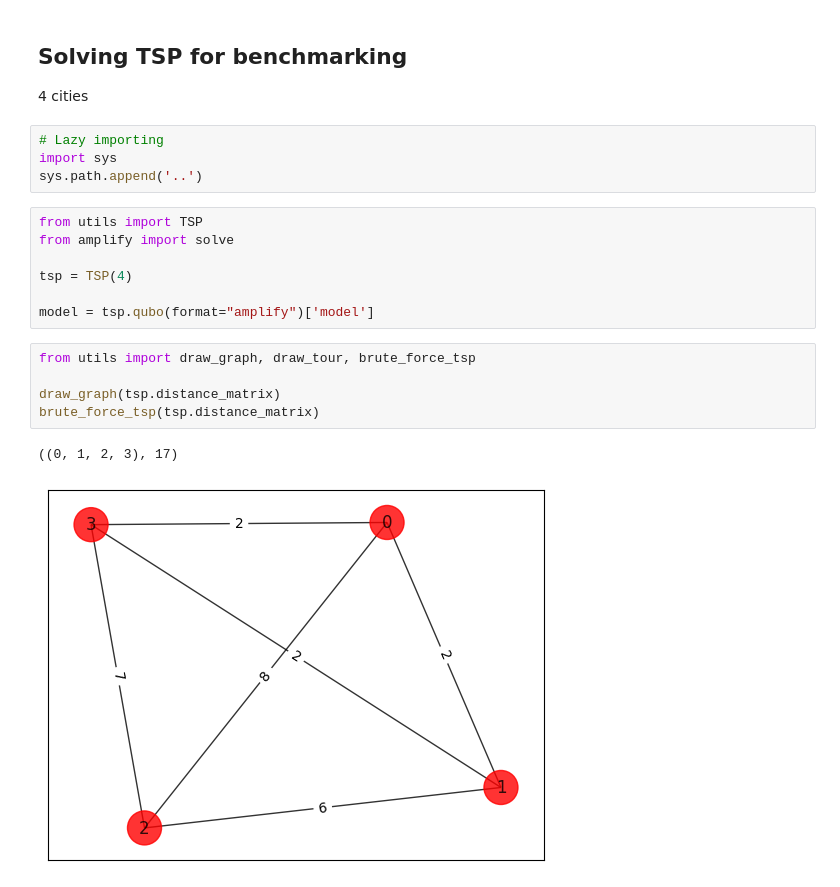
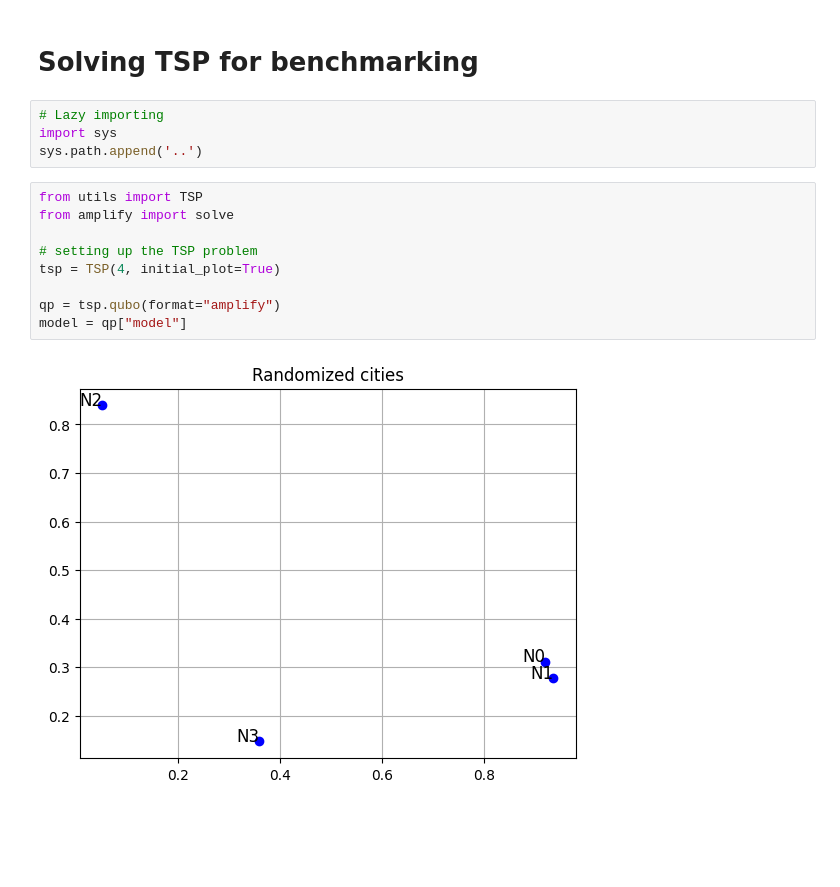
Before and after one commit to Q2TM/qubo_benchmarking, a Jupyter notebook: TSP/solvers.ipynb, the cells around one changed output. Drawn from its saved outputs; the diff is of its cells as text; blank space fills up the shorter version.

Commit message:
tsp 4 cities partial benchmark

```diff
--- a/TSP/solvers.ipynb
+++ b/TSP/solvers.ipynb
@@ -1,6 +1,5 @@
 # %% [markdown]
-## Solving TSP for benchmarking
- 4 cities
+# Solving TSP for benchmarking
 # %%
 # Lazy importing
 import sys
@@ -8,15 +7,11 @@ sys.path.append('..')
 # %%
 from utils import TSP
 from amplify import solve
 
-tsp = TSP(4)
+# setting up the TSP problem
+tsp = TSP(4, initial_plot=True)
 
-model = tsp.qubo(format="amplify")['model']
+qp = tsp.qubo(format="amplify")
+model = qp["model"]
+# %% [output]
+[figure, added]
-# %%
-from utils import draw_graph, draw_tour, brute_force_tsp
-
-draw_graph(tsp.distance_matrix)
-brute_force_tsp(tsp.distance_matrix)
-# %% [output]
-((0, 1, 2, 3), 17)
-[figure, removed]
```
Also changed, not shown: parts of 9 cells of this notebook, 1 other file.
